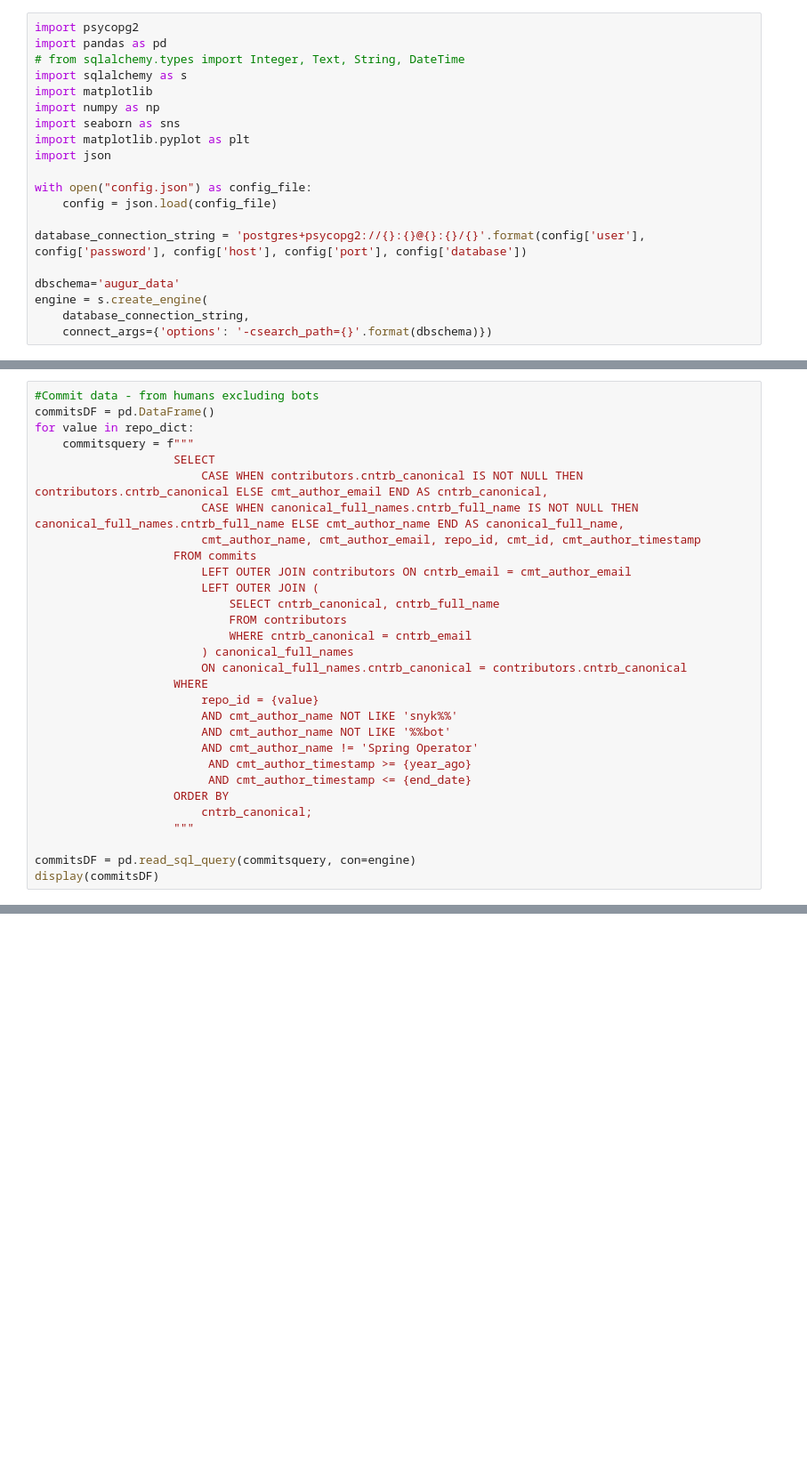
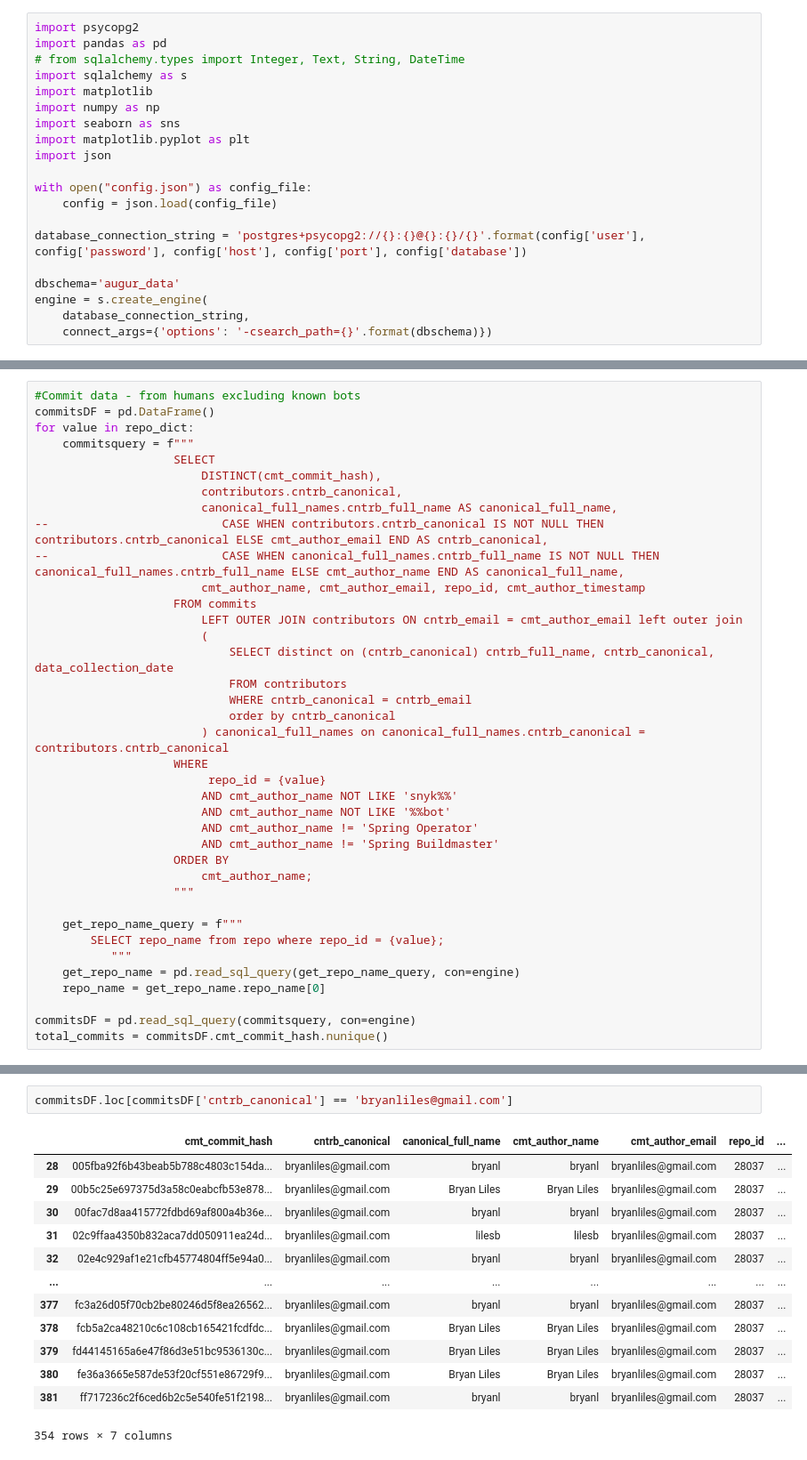
Before and after one commit to Hsingh2096/Hsingh2096, a Jupyter notebook: code/dawn_contrib_risk-gabe.ipynb, the cells around one changed output, grey strips where cells are left out. Shown at 89% size. Drawn from its saved outputs; the diff is of its cells as text; blank space fills up the shorter version.

Commit message:
query adjustment fixing canonical full names

```diff
--- a/code/dawn_contrib_risk-gabe.ipynb
+++ b/code/dawn_contrib_risk-gabe.ipynb
@@ -72,30 +74,38 @@ print(year_ago)
 # %%
-#Commit data - from humans excluding bots
+#Commit data - from humans excluding known bots
 commitsDF = pd.DataFrame()
 for value in repo_dict:
     commitsquery = f"""
                     SELECT
-                        CASE WHEN contributors.cntrb_canonical IS NOT NULL THEN contributors.cntrb_canonical ELSE cmt_author_email END AS cntrb_canonical,
-                        CASE WHEN canonical_full_names.cntrb_full_name IS NOT NULL THEN canonical_full_names.cntrb_full_name ELSE cmt_author_name END AS canonical_full_name,
-                        cmt_author_name, cmt_author_email, repo_id, cmt_id, cmt_author_timestamp
+                        DISTINCT(cmt_commit_hash),
+                        contributors.cntrb_canonical,
+                        canonical_full_names.cntrb_full_name AS canonical_full_name,
+--                         CASE WHEN contributors.cntrb_canonical IS NOT NULL THEN contributors.cntrb_canonical ELSE cmt_author_email END AS cntrb_canonical,
+--                         CASE WHEN canonical_full_names.cntrb_full_name IS NOT NULL THEN canonical_full_names.cntrb_full_name ELSE cmt_author_name END AS canonical_full_name,
+                        cmt_author_name, cmt_author_email, repo_id, cmt_author_timestamp
                     FROM commits
-                        LEFT OUTER JOIN contributors ON cntrb_email = cmt_author_email
-                        LEFT OUTER JOIN (
-                            SELECT cntrb_canonical, cntrb_full_name
+                        LEFT OUTER JOIN contributors ON cntrb_email = cmt_author_email left outer join
+                        (
+                            SELECT distinct on (cntrb_canonical) cntrb_full_name, cntrb_canonical, data_collection_date
                             FROM contributors
                             WHERE cntrb_canonical = cntrb_email
-                        ) canonical_full_names
-                        ON canonical_full_names.cntrb_canonical = contributors.cntrb_canonical
+                            order by cntrb_canonical
+                        ) canonical_full_names on canonical_full_names.cntrb_canonical = contributors.cntrb_canonical
                     WHERE
-                        repo_id = {value}
+                         repo_id = {value}
                         AND cmt_author_name NOT LIKE 'snyk%%'
                         AND cmt_author_name NOT LIKE '%%bot'
                         AND cmt_author_name != 'Spring Operator'
-                         AND cmt_author_timestamp >= {year_ago}
-                         AND cmt_author_timestamp <= {end_date}
+                        AND cmt_author_name != 'Spring Buildmaster'
                     ORDER BY
-                        cntrb_canonical;
+                        cmt_author_name;
                     """
 
+    get_repo_name_query = f"""
+        SELECT repo_name from repo where repo_id = {value};
+           """
+    get_repo_name = pd.read_sql_query(get_repo_name_query, con=engine)
+    repo_name = get_repo_name.repo_name[0]
+
 commitsDF = pd.read_sql_query(commitsquery, con=engine)
-display(commitsDF)
+total_commits = commitsDF.cmt_commit_hash.nunique()
@@ -178,0 +255,16 @@ A healthy project should have at a minimum 3 people who combined account for the
+# %%
+commitsDF.loc[commitsDF['cntrb_canonical'] == 'bryanliles@gmail.com']
+# %% [output]
+|  | cmt_commit_hash | cntrb_canonical | canonical_full_name | cmt_author_name | cmt_author_email | repo_id | ... |
+| 28 | 005fba92f6b43beab5b788c4803c154da... | bryanliles@gmail.com | bryanl | bryanl | bryanliles@gmail.com | 28037 | ... |
+| 29 | 00b5c25e697375d3a58c0eabcfb53e878... | bryanliles@gmail.com | Bryan Liles | Bryan Liles | bryanliles@gmail.com | 28037 | ... |
+| 30 | 00fac7d8aa415772fdbd69af800a4b36e... | bryanliles@gmail.com | bryanl | bryanl | bryanliles@gmail.com | 28037 | ... |
+| 31 | 02c9ffaa4350b832aca7dd050911ea24d... | bryanliles@gmail.com | lilesb | lilesb | bryanliles@gmail.com | 28037 | ... |
+| 32 | 02e4c929af1e21cfb45774804ff5e94a0... | bryanliles@gmail.com | bryanl | bryanl | bryanliles@gmail.com | 28037 | ... |
+| ... | ... | ... | ... | ... | ... | ... | ... |
+| 377 | fc3a26d05f70cb2be80246d5f8ea26562... | bryanliles@gmail.com | bryanl | bryanl | bryanliles@gmail.com | 28037 | ... |
+| 378 | fcb5a2ca48210c6c108cb165421fcdfdc... | bryanliles@gmail.com | Bryan Liles | Bryan Liles | bryanliles@gmail.com | 28037 | ... |
+| 379 | fd44145165a6e47f86d3e51bc9536130c... | bryanliles@gmail.com | Bryan Liles | Bryan Liles | bryanliles@gmail.com | 28037 | ... |
+| 380 | fe36a3665e587de53f20cf551e86729f9... | bryanliles@gmail.com | Bryan Liles | Bryan Liles | bryanliles@gmail.com | 28037 | ... |
+| 381 | ff717236c2f6ced6b2c5e540fe51f2198... | bryanliles@gmail.com | bryanl | bryanl | bryanliles@gmail.com | 28037 | ... |
+354 rows × 7 columns
```
Also changed, not shown: parts of 11 cells of this notebook.
